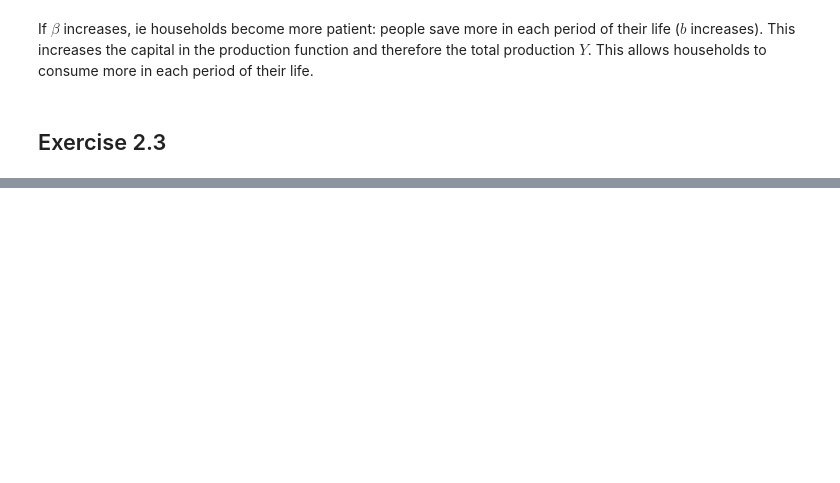
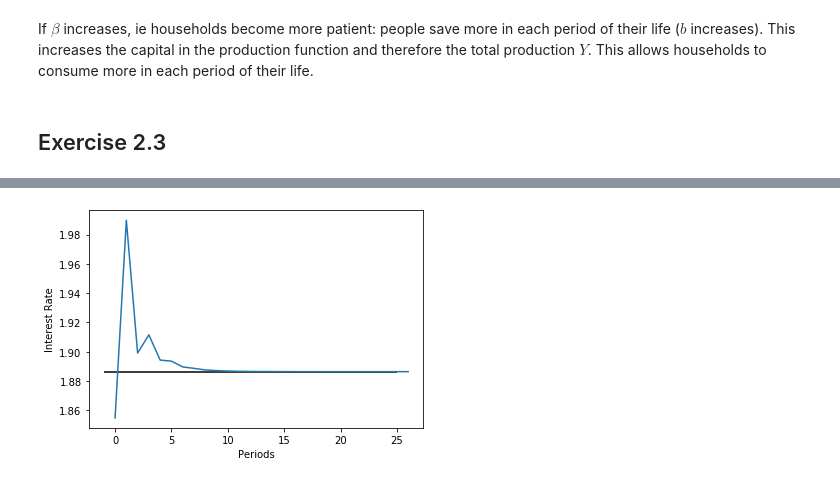
Before and after one commit to jeannesorin/BootCamp2019, a Jupyter notebook: ProblemSets/Econ/Week4/OLG/OG_Chapter2.ipynb, the cells around one changed output, grey strips where cells are left out. Saved outputs shown, nothing was run; the diff lists cells and outputs as text; code cells hidden in the pictures; blank space fills up the shorter version.

```diff
--- a/ProblemSets/Econ/Week4/OLG/OG_Chapter2.ipynb
+++ b/ProblemSets/Econ/Week4/OLG/OG_Chapter2.ipynb
@@ -348,0 +519,9 @@ ValueError: too many values to unpack (expected 5)
+# %%
+# Plot the equilibrium time paths of the Interest Rate
+plt.plot(r_path)
+plt.hlines(rss, -1, T)
+plt.xlabel("Periods")
+plt.ylabel("Interest Rate")
+plt.show()
+# %% [output]
+[figure, added]
```
Also changed, not shown: parts of 13 cells of this notebook, 3 other files.
